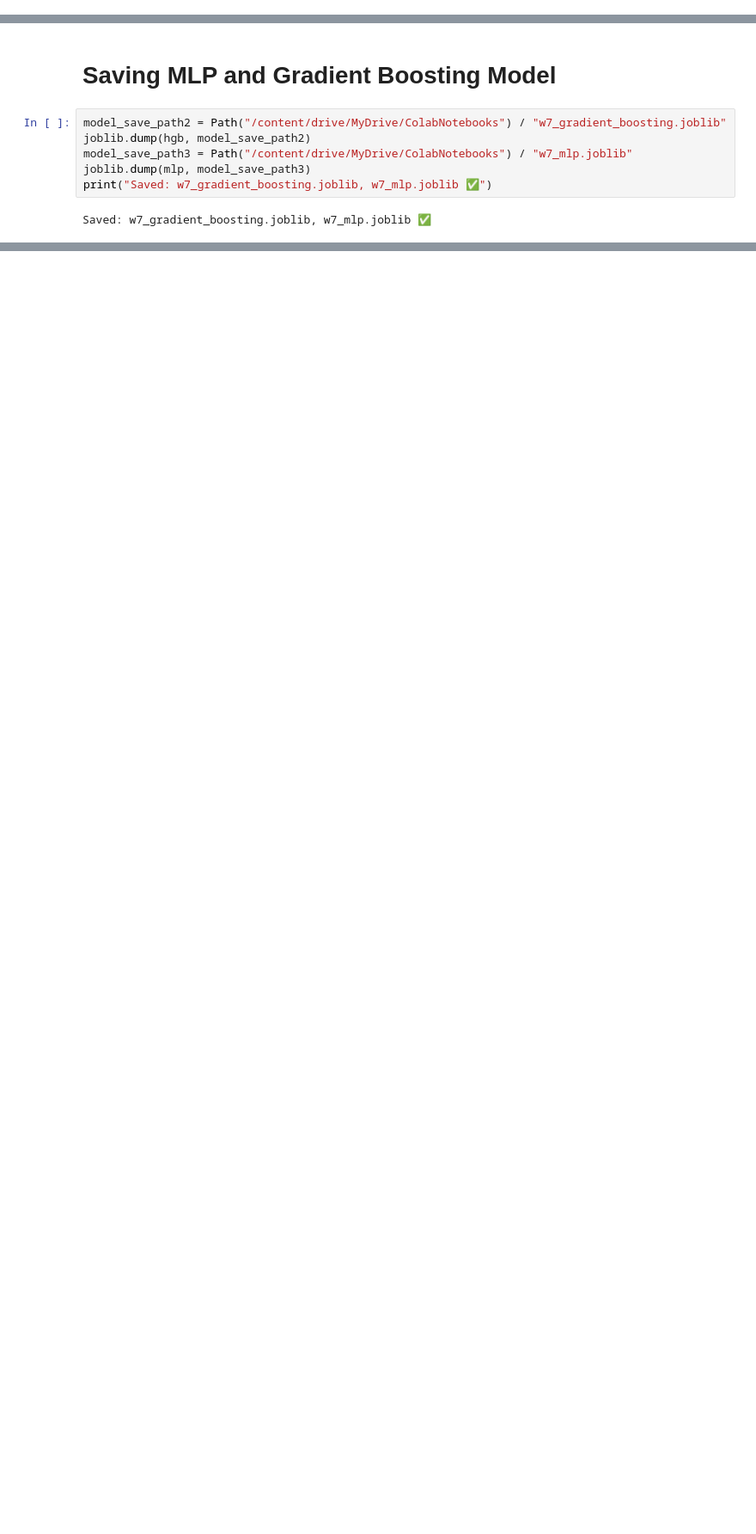
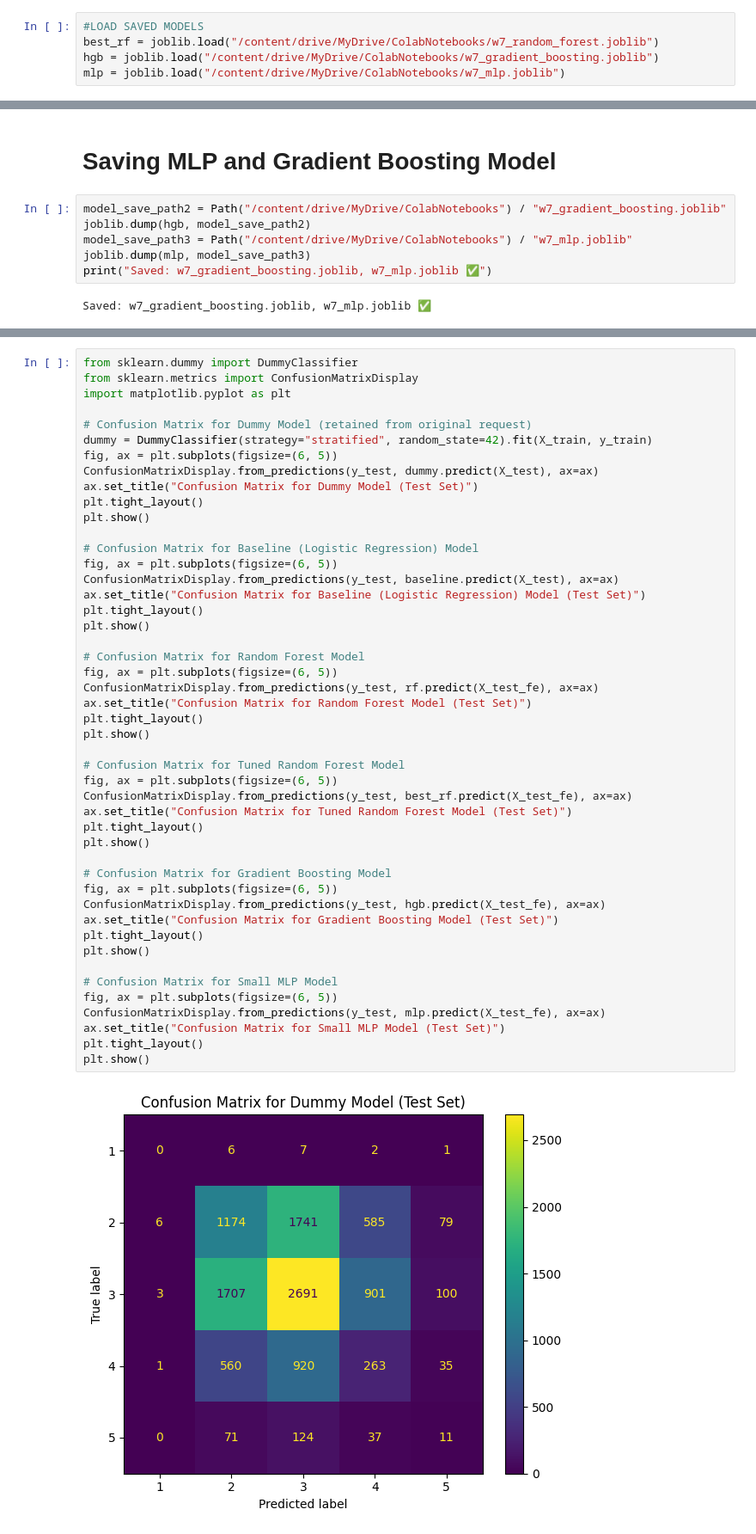
Before and after one commit to Colosolizer/carisurg-portfolio, a Jupyter notebook: notebooks/Week7_Tutorial2_ComplexModels_SekouRuddock.ipynb, the cells around one changed output, grey strips where cells are left out. Shown at 86% size. Saved outputs shown, nothing was run; the diff lists cells and outputs as text; blank space fills up the shorter version.

```diff
--- a/notebooks/Week7_Tutorial2_ComplexModels_SekouRuddock.ipynb
+++ b/notebooks/Week7_Tutorial2_ComplexModels_SekouRuddock.ipynb
@@ -345,0 +348,5 @@ Small MLP macro-F1: 0.471
+# %%
+#LOAD SAVED MODELS
+best_rf = joblib.load("/content/drive/MyDrive/ColabNotebooks/w7_random_forest.joblib")
+hgb = joblib.load("/content/drive/MyDrive/ColabNotebooks/w7_gradient_boosting.joblib")
+mlp = joblib.load("/content/drive/MyDrive/ColabNotebooks/w7_mlp.joblib")
@@ -355,0 +436,49 @@ Saved: w7_gradient_boosting.joblib, w7_mlp.joblib ✅
+# %%
+from sklearn.dummy import DummyClassifier
+from sklearn.metrics import ConfusionMatrixDisplay
+import matplotlib.pyplot as plt
+
+# Confusion Matrix for Dummy Model (retained from original request)
+dummy = DummyClassifier(strategy="stratified", random_state=42).fit(X_train, y_train)
+fig, ax = plt.subplots(figsize=(6, 5))
+ConfusionMatrixDisplay.from_predictions(y_test, dummy.predict(X_test), ax=ax)
+ax.set_title("Confusion Matrix for Dummy Model (Test Set)")
+plt.tight_layout()
+plt.show()
+
+# Confusion Matrix for Baseline (Logistic Regression) Model
+fig, ax = plt.subplots(figsize=(6, 5))
+ConfusionMatrixDisplay.from_predictions(y_test, baseline.predict(X_test), ax=ax)
+ax.set_title("Confusion Matrix for Baseline (Logistic Regression) Model (Test Set)")
+plt.tight_layout()
+plt.show()
+
+# Confusion Matrix for Random Forest Model
+fig, ax = plt.subplots(figsize=(6, 5))
+ConfusionMatrixDisplay.from_predictions(y_test, rf.predict(X_test_fe), ax=ax)
+ax.set_title("Confusion Matrix for Random Forest Model (Test Set)")
+plt.tight_layout()
+plt.show()
+
+# Confusion Matrix for Tuned Random Forest Model
+fig, ax = plt.subplots(figsize=(6, 5))
+ConfusionMatrixDisplay.from_predictions(y_test, best_rf.predict(X_test_fe), ax=ax)
+ax.set_title("Confusion Matrix for Tuned Random Forest Model (Test Set)")
+plt.tight_layout()
+plt.show()
+
+# Confusion Matrix for Gradient Boosting Model
+fig, ax = plt.subplots(figsize=(6, 5))
+ConfusionMatrixDisplay.from_predictions(y_test, hgb.predict(X_test_fe), ax=ax)
+ax.set_title("Confusion Matrix for Gradient Boosting Model (Test Set)")
+plt.tight_layout()
+plt.show()
+
+# Confusion Matrix for Small MLP Model
+fig, ax = plt.subplots(figsize=(6, 5))
+ConfusionMatrixDisplay.from_predictions(y_test, mlp.predict(X_test_fe), ax=ax)
+ax.set_title("Confusion Matrix for Small MLP Model (Test Set)")
+plt.tight_layout()
+plt.show()
+# %% [output]
+[figure, added]
```
Also changed, not shown: parts of 8 cells of this notebook.
